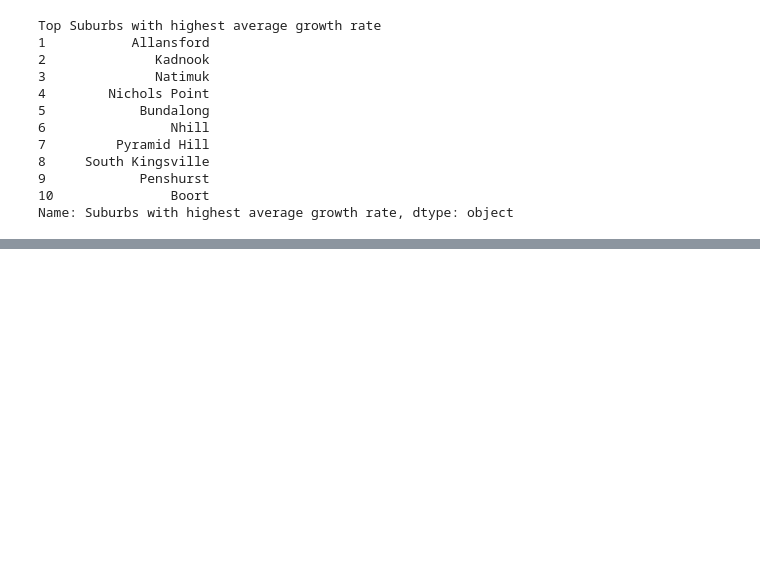
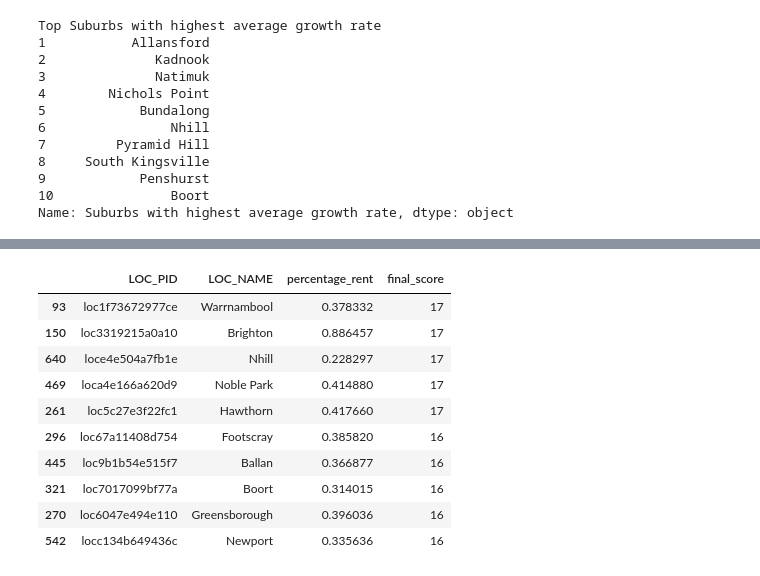
Before and after one commit to MAST30034-Applied-Data-Science/generic-real-estate-consulting-project-group-6, a Jupyter notebook: notebooks/summary_notebook.ipynb, the cells around one changed output, grey strips where cells are left out. Cells and saved outputs as stored; diff of their text form; code cells hidden in the pictures; blank space fills up the shorter version.

```diff
--- a/notebooks/summary_notebook.ipynb
+++ b/notebooks/summary_notebook.ipynb
@@ -713,0 +796,15 @@ Name: Suburbs with highest average growth rate, dtype: object
+# %%
+suburb_score_top = pd.read_csv("../data/curated/suburb_score_top_10.csv", index_col=[0])
+suburb_score_top
+# %% [output]
+|  | LOC_PID | LOC_NAME | percentage_rent | final_score |
+| 93 | loc1f73672977ce | Warrnambool | 0.378332 | 17 |
+| 150 | loc3319215a0a10 | Brighton | 0.886457 | 17 |
+| 640 | loce4e504a7fb1e | Nhill | 0.228297 | 17 |
+| 469 | loca4e166a620d9 | Noble Park | 0.414880 | 17 |
+| 261 | loc5c27e3f22fc1 | Hawthorn | 0.417660 | 17 |
+| 296 | loc67a11408d754 | Footscray | 0.385820 | 16 |
+| 445 | loc9b1b54e515f7 | Ballan | 0.366877 | 16 |
+| 321 | loc7017099bf77a | Boort | 0.314015 | 16 |
+| 270 | loc6047e494e110 | Greensborough | 0.396036 | 16 |
+| 542 | locc134b649436c | Newport | 0.335636 | 16 |
```
Also changed, not shown: parts of 20 cells of this notebook, 3 other files.
